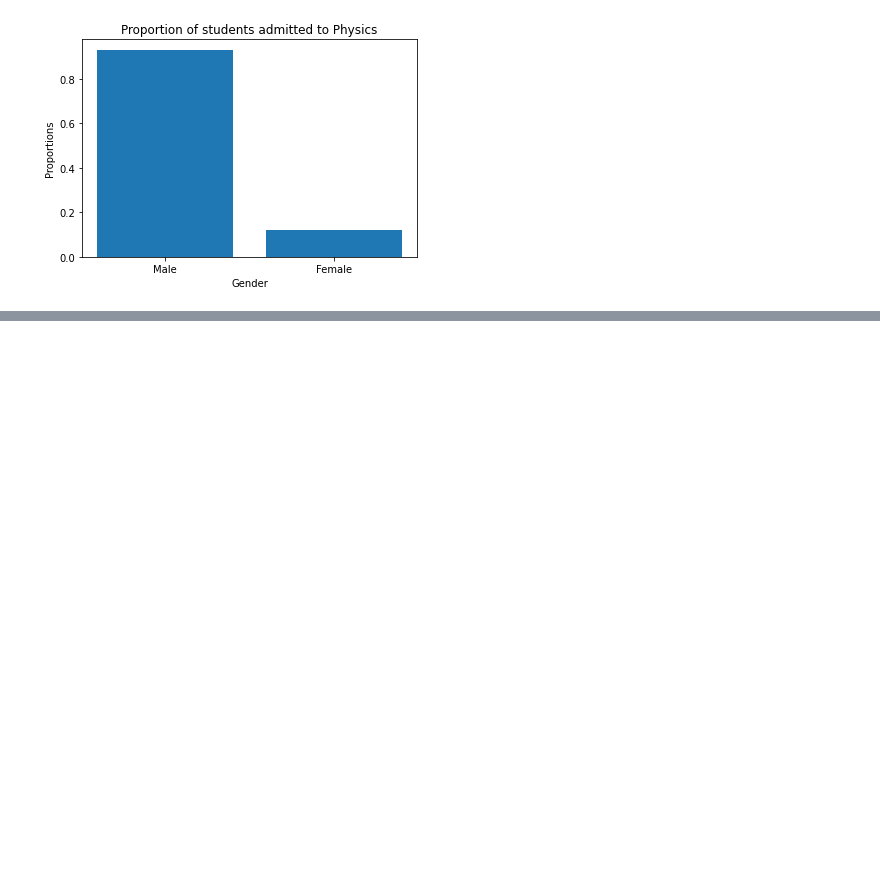
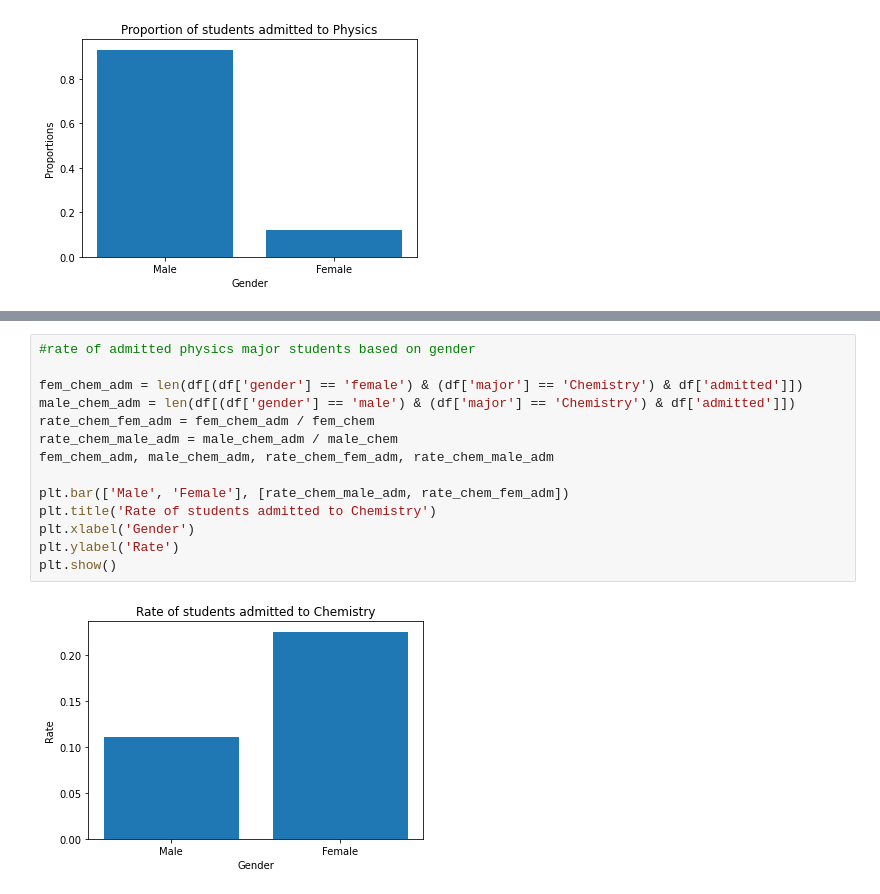
Before and after one commit to tubekx/exercises, a Jupyter notebook: admission_ex_udacity/Admissions Case Study.ipynb, the cells around one changed output, grey strips where cells are left out. Saved outputs shown, nothing was run; the diff lists cells and outputs as text; blank space fills up the shorter version.

```diff
--- a/admission_ex_udacity/Admissions Case Study.ipynb
+++ b/admission_ex_udacity/Admissions Case Study.ipynb
@@ -95,0 +132,16 @@ plt.show()
+# %%
+#rate of admitted physics major students based on gender
+
+fem_chem_adm = len(df[(df['gender'] == 'female') & (df['major'] == 'Chemistry') & df['admitted']])
+male_chem_adm = len(df[(df['gender'] == 'male') & (df['major'] == 'Chemistry') & df['admitted']])
+rate_chem_fem_adm = fem_chem_adm / fem_chem
+rate_chem_male_adm = male_chem_adm / male_chem
+fem_chem_adm, male_chem_adm, rate_chem_fem_adm, rate_chem_male_adm
+
+plt.bar(['Male', 'Female'], [rate_chem_male_adm, rate_chem_fem_adm])
+plt.title('Rate of students admitted to Chemistry')
+plt.xlabel('Gender')
+plt.ylabel('Rate')
+plt.show()
+# %% [output]
+[figure, added]
```
Also changed, not shown: parts of 6 cells of this notebook.
